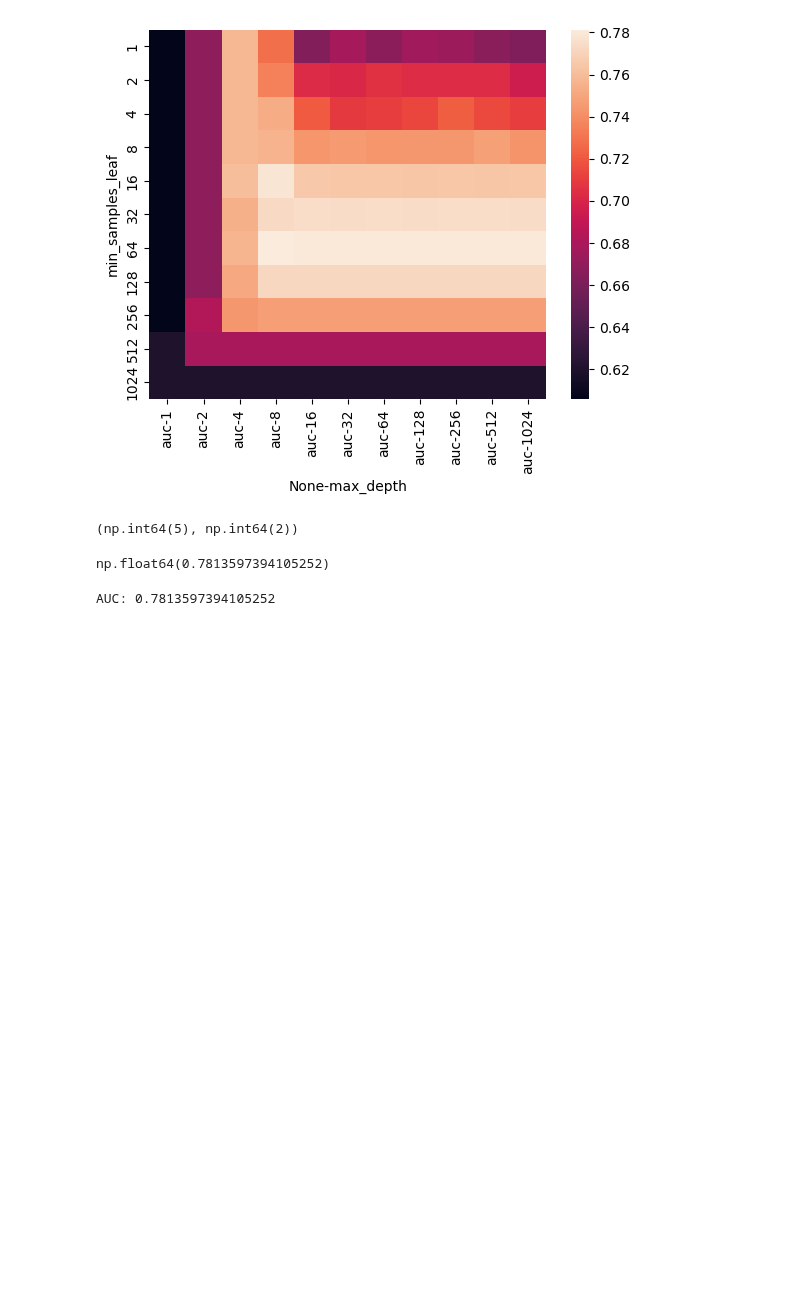
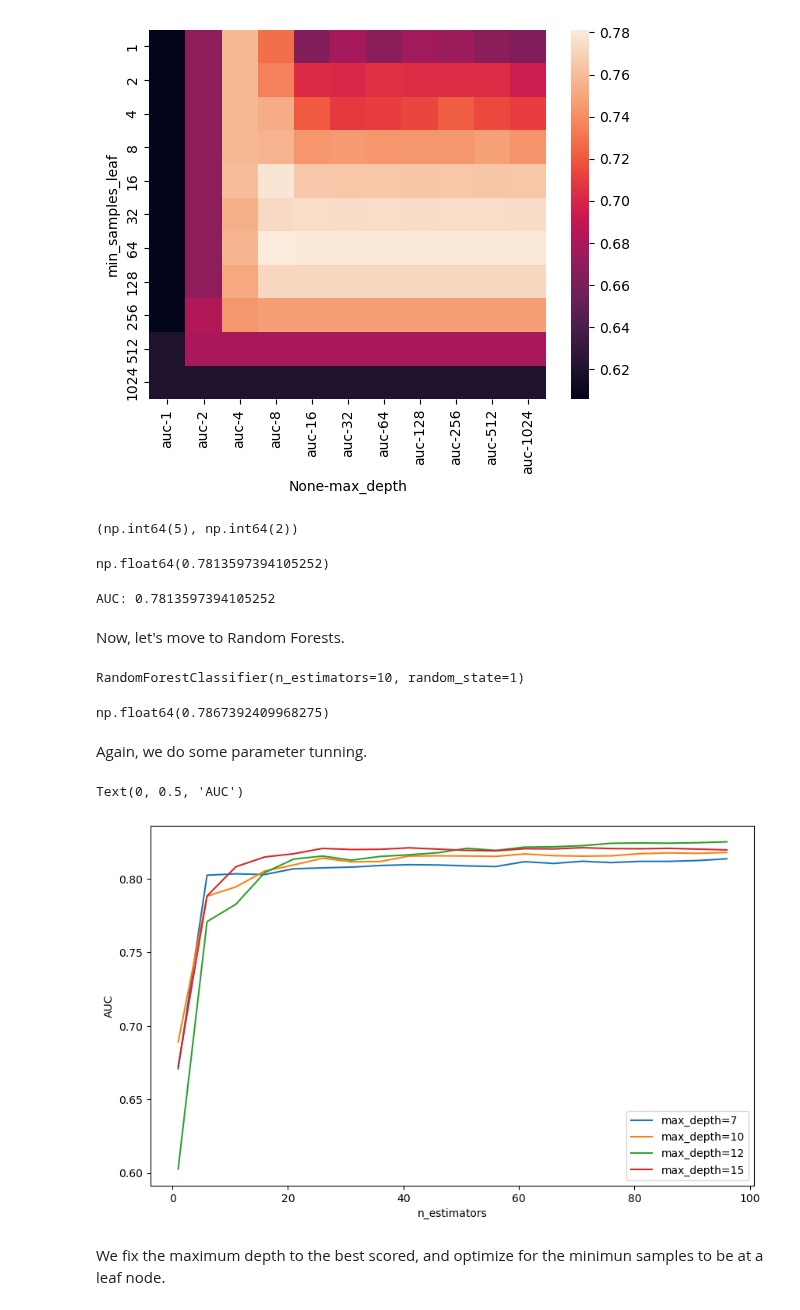
Before and after one commit to martinjimenez388/Road_to_alternatives, a Jupyter notebook: Hmw_MLZoomCamp_6.ipynb, the cells around one changed output. Drawn from its saved outputs; the diff is of its cells as text; code cells hidden in the pictures; blank space fills up the shorter version.

```diff
--- a/Hmw_MLZoomCamp_6.ipynb
+++ b/Hmw_MLZoomCamp_6.ipynb
@@ -218,3 +219,50 @@ y_pred = clf.predict_proba(X_val)[:,1]
 print("AUC:", roc_auc_score(y_val, y_pred))
 # %% [output]
 AUC: 0.7813597394105252
+# %% [markdown]
+Now, let's move to Random Forests.
+# %%
+params = {
+    "n_estimators": 10,
+    #"max_features":1/3,
+    #"max_depth": 4,
+    #"min_samples_split": 5,
+    #"warm_start":True,
+    #"oob_score":True,
+    "random_state": 1,
+}
+
+rfc = RandomForestClassifier(**params)
+rfc.fit(X_train, y_train)
+# %% [output]
+RandomForestClassifier(n_estimators=10, random_state=1)
+# %%
+roc_auc_score(y_val, rfc.predict_proba(X_val)[:,1])
+# %% [output]
+np.float64(0.7867392409968275)
+# %% [markdown]
+Again, we do some parameter tunning.
+# %%
+scores = []
+depths = [7,10,12,15]
+for n in range(1, 101, 5):
+  for d in depths:
+    rfc = RandomForestClassifier(n_estimators=n, max_depth=d, random_state=1)
+    rfc.fit(X_train, y_train)
+
+    y_pred = rfc.predict_proba(X_val)[:,1]
+    score = roc_auc_score(y_val, y_pred)
+    scores.append((n, d, score))
+# %%
+fig, ax = plt.subplots(figsize=(10, 6))
+
+for d in depths:
+    ax.plot([x[0] for x in scores if x[1]==d], [x[2] for x in scores if x[1]==d], label=f'max_depth={d}')
+ax.legend()
+ax.set_xlabel('n_estimators')
+ax.set_ylabel('AUC')
+# %% [output]
+Text(0, 0.5, 'AUC')
+[figure, added]
+# %% [markdown]
+We fix the maximum depth to the best scored, and optimize for the minimun samples to be at a leaf node.
```
Also changed, not shown: parts of 4 cells of this notebook.
